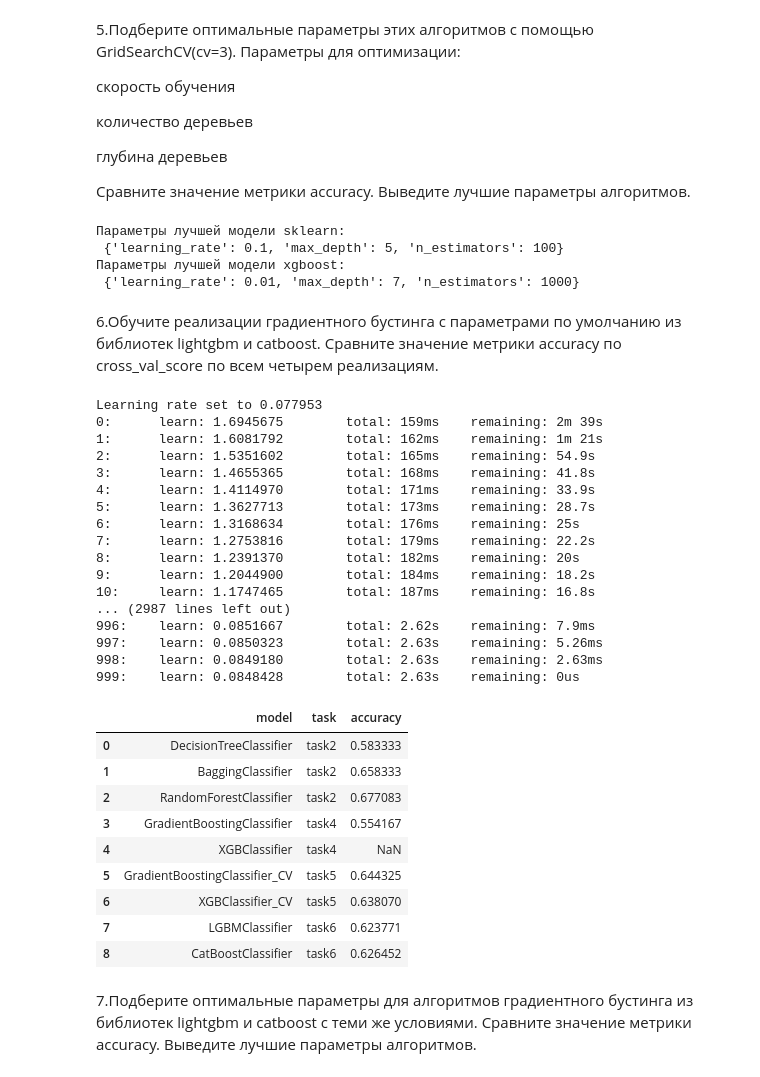
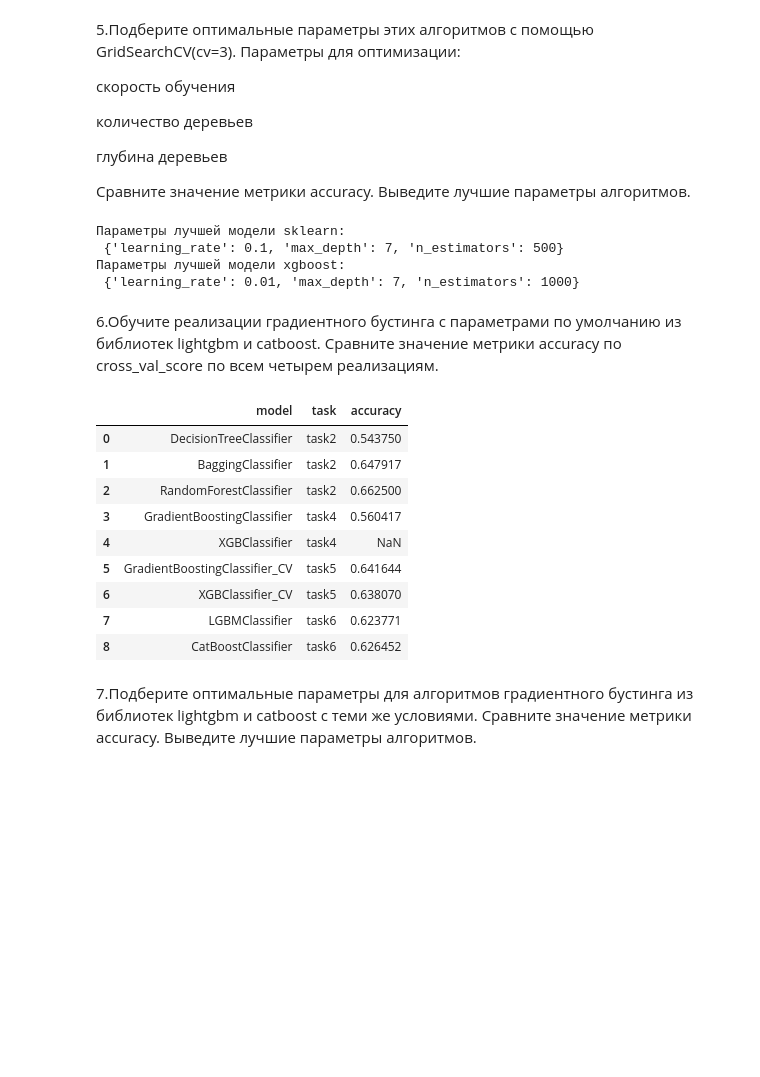
Before and after one commit to omutninsk/ml_3, a Jupyter notebook: HW_4_ML.ipynb, the cells around one changed output. Drawn from its saved outputs; the diff is of its cells as text; code cells hidden in the pictures; blank space fills up the shorter version.

```diff
--- a/HW_4_ML.ipynb
+++ b/HW_4_ML.ipynb
@@ -107,7 +105,7 @@ n_trees = [10, 50, 100, 200, 400, 600, 800, 1000, 1200, 1400, 1600, 1800, 2000,
 accuracies = []
 
 for n in n_trees:
-    rf = RandomForestClassifier(n_estimators=n)
+    rf = RandomForestClassifier(n_estimators=n, n_jobs=-1)
     rf.fit(X_train, y_train)
     rf_preds = rf.predict(X_test)
     rf_accuracy = accuracy_score(y_test, rf_preds)
@@ -136,7 +134,7 @@ from sklearn.model_selection import cross_val_score
 
 gb = GradientBoostingClassifier()
 gb.fit(X_train, y_train)
-acc_sklearn = cross_val_score(gb, X_test, y_test, cv=5, scoring="accuracy").mean()
+acc_sklearn = cross_val_score(gb, X_test, y_test, cv=5, scoring="accuracy", n_jobs=-1).mean()
 
 xgb_model = xgb.XGBClassifier()
 
@@ -194,8 +192,8 @@ gb = GradientBoostingClassifier()
 gb_params = {'learning_rate': [0.1, 0.01, 0.001],
               'n_estimators': [100, 500, 1000],
               'max_depth': [1, 3, 5, 7]}
-gb_grid = GridSearchCV(gb, gb_params, cv=3, n_jobs=-1)
-gb_grid.fit(X_train, y_train)
+gbc_grid = GridSearchCV(gb, gb_params, cv=3, n_jobs=-1)
+gbc_grid.fit(X_train, y_train)
 print('Параметры лучшей модели sklearn:\n', gbc_grid.best_params_)
 # XGBoost
 xgbc = xgb.XGBClassifier()
@@ -211,7 +209,7 @@ results.loc[5] = ['GradientBoostingClassifier_CV', 'task5', gbc_grid.best_score_
 results.loc[6] = ['XGBClassifier_CV', 'task5', xgbc_grid.best_score_]
 # %% [output]
 Параметры лучшей модели sklearn:
- {'learning_rate': 0.1, 'max_depth': 5, 'n_estimators': 100}
+ {'learning_rate': 0.1, 'max_depth': 7, 'n_estimators': 500}
 Параметры лучшей модели xgboost:
  {'learning_rate': 0.01, 'max_depth': 7, 'n_estimators': 1000}
 # %% [markdown]
@@ -219,49 +217,32 @@ results.loc[6] = ['XGBClassifier_CV', 'task5', xgbc_grid.best_score_]
 # %%
 
 
 ### Ваш код ###
 import lightgbm as lgb
 from catboost import CatBoostClassifier
 from sklearn.model_selection import cross_val_score
 
 # LightGBM
 lightgbm = lgb.LGBMClassifier()
-lightgbm_scores = cross_val_score(lightgbm, X_train, y_train, cv=3)
+lightgbm_scores = cross_val_score(lightgbm, X_train, y_train, cv=3, n_jobs=-1)
 acc_lightgbm = lightgbm_scores.mean()
 
 # CatBoost
 catboost = CatBoostClassifier()
-catboost_scores = cross_val_score(catboost, X_train, y_train, cv=3)
+catboost_scores = cross_val_score(catboost, X_train, y_train, cv=3, n_jobs=-1)
 acc_catboost = catboost_scores.mean()
 
 results.loc[7] = ['LGBMClassifier', 'task6', acc_lightgbm]
 results.loc[8] = ['CatBoostClassifier', 'task6', acc_catboost]
 results
 # %% [output]
-Learning rate set to 0.077953
-0:      learn: 1.6945675        total: 159ms    remaining: 2m 39s
-1:      learn: 1.6081792        total: 162ms    remaining: 1m 21s
-2:      learn: 1.5351602        total: 165ms    remaining: 54.9s
-3:      learn: 1.4655365        total: 168ms    remaining: 41.8s
-4:      learn: 1.4114970        total: 171ms    remaining: 33.9s
-5:      learn: 1.3627713        total: 173ms    remaining: 28.7s
-6:      learn: 1.3168634        total: 176ms    remaining: 25s
-7:      learn: 1.2753816        total: 179ms    remaining: 22.2s
-8:      learn: 1.2391370        total: 182ms    remaining: 20s
-9:      learn: 1.2044900        total: 184ms    remaining: 18.2s
-10:     learn: 1.1747465        total: 187ms    remaining: 16.8s
-... (2987 lines left out)
-996:    learn: 0.0851667        total: 2.62s    remaining: 7.9ms
-997:    learn: 0.0850323        total: 2.63s    remaining: 5.26ms
-998:    learn: 0.0849180        total: 2.63s    remaining: 2.63ms
-999:    learn: 0.0848428        total: 2.63s    remaining: 0us
 |  | model | task | accuracy |
-| 0 | DecisionTreeClassifier | task2 | 0.583333 |
-| 1 | BaggingClassifier | task2 | 0.658333 |
-| 2 | RandomForestClassifier | task2 | 0.677083 |
-| 3 | GradientBoostingClassifier | task4 | 0.554167 |
+| 0 | DecisionTreeClassifier | task2 | 0.543750 |
+| 1 | BaggingClassifier | task2 | 0.647917 |
+| 2 | RandomForestClassifier | task2 | 0.662500 |
+| 3 | GradientBoostingClassifier | task4 | 0.560417 |
 | 4 | XGBClassifier | task4 | NaN |
-| 5 | GradientBoostingClassifier_CV | task5 | 0.644325 |
+| 5 | GradientBoostingClassifier_CV | task5 | 0.641644 |
 | 6 | XGBClassifier_CV | task5 | 0.638070 |
 | 7 | LGBMClassifier | task6 | 0.623771 |
 | 8 | CatBoostClassifier | task6 | 0.626452 |
```
Also changed, not shown: parts of 9 cells of this notebook, 4 other files.
